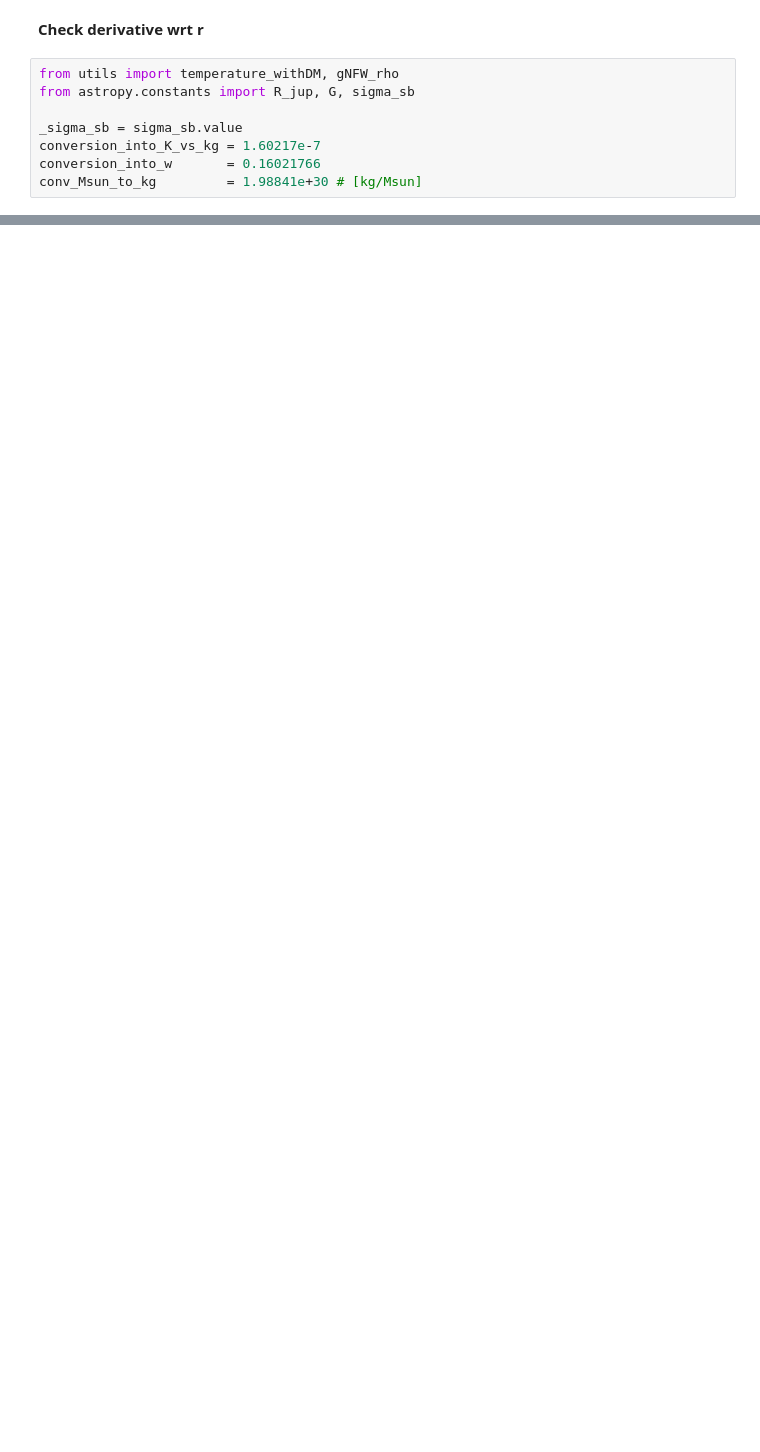
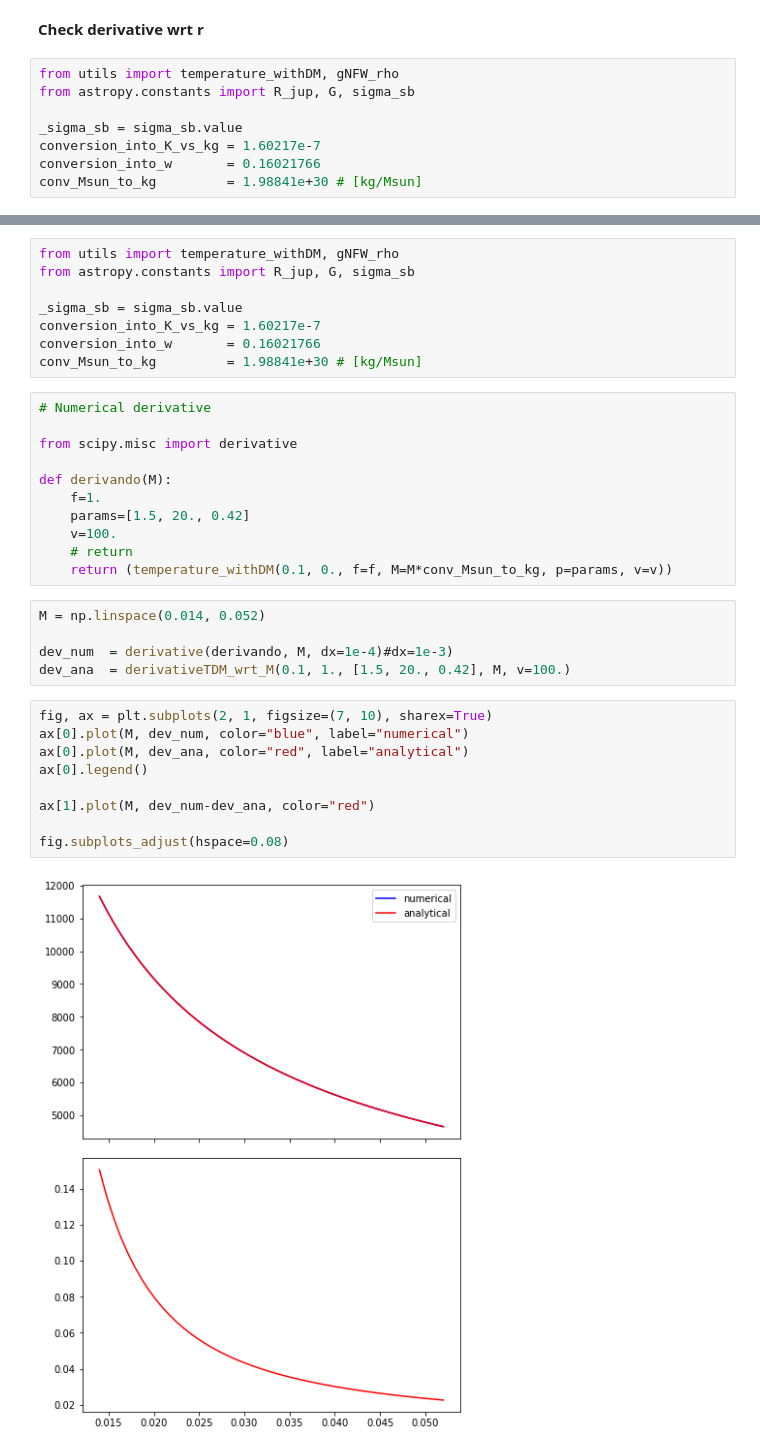
Before and after one commit to SvPoder/exoplanets, a Jupyter notebook: jupyter-notebook/reconstructed_DM_likelihood.ipynb, the cells around one changed output, grey strips where cells are left out. Drawn from its saved outputs; the diff is of its cells as text; blank space fills up the shorter version.

Commit message:
typo f, params

```diff
--- a/jupyter-notebook/reconstructed_DM_likelihood.ipynb
+++ b/jupyter-notebook/reconstructed_DM_likelihood.ipynb
@@ -1393,0 +1284,35 @@ T_DM = np.power((params[0]*_rhoDM*_vDM*(1+3./2.*np.power(vesc/_vD, 2))*conversio
+# %%
+from utils import temperature_withDM, gNFW_rho
+from astropy.constants import R_jup, G, sigma_sb
+
+_sigma_sb = sigma_sb.value
+conversion_into_K_vs_kg = 1.60217e-7
+conversion_into_w       = 0.16021766
+conv_Msun_to_kg         = 1.98841e+30 # [kg/Msun]
+# %%
+# Numerical derivative
+
+from scipy.misc import derivative
+
+def derivando(M):
+    f=1.
+    params=[1.5, 20., 0.42]
+    v=100.
+    # return
+    return (temperature_withDM(0.1, 0., f=f, M=M*conv_Msun_to_kg, p=params, v=v))
+# %%
+M = np.linspace(0.014, 0.052)
+
+dev_num  = derivative(derivando, M, dx=1e-4)#dx=1e-3)
+dev_ana  = derivativeTDM_wrt_M(0.1, 1., [1.5, 20., 0.42], M, v=100.)
+# %%
+fig, ax = plt.subplots(2, 1, figsize=(7, 10), sharex=True)
+ax[0].plot(M, dev_num, color="blue", label="numerical")
+ax[0].plot(M, dev_ana, color="red", label="analytical")
+ax[0].legend()
+
+ax[1].plot(M, dev_num-dev_ana, color="red")
+
+fig.subplots_adjust(hspace=0.08)
+# %% [output]
+[figure, added]
```
Also changed, not shown: parts of 15 cells of this notebook, 4 other files.
